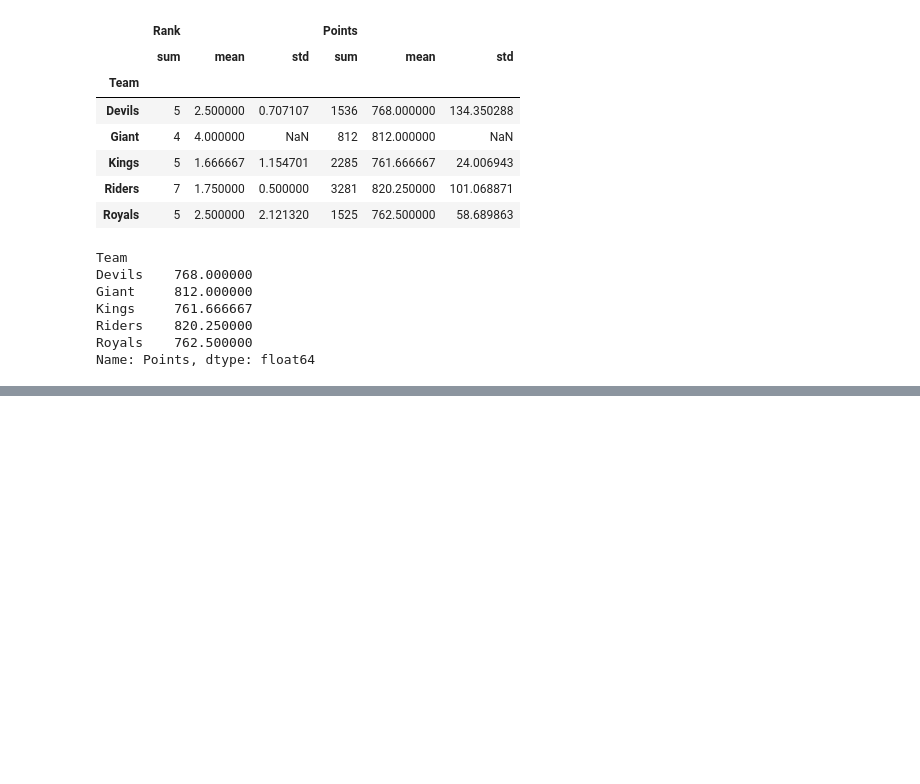
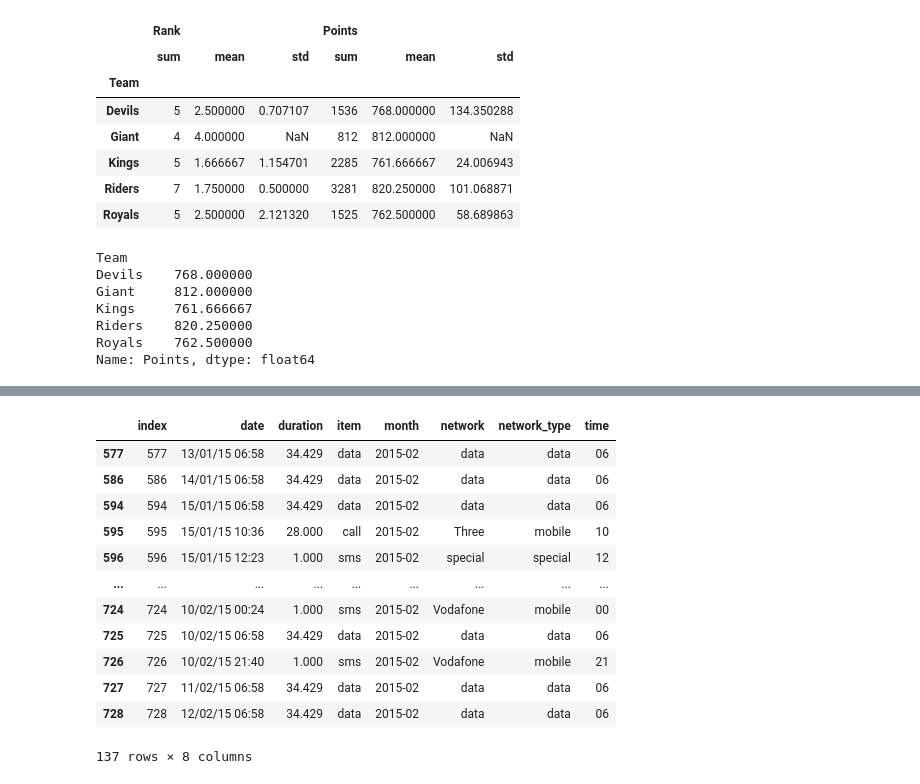
Before and after one commit to jaepilyang/numpy, a Jupyter notebook: 20201020_02_pandas_1.ipynb, the cells around one changed output, grey strips where cells are left out. Saved outputs shown, nothing was run; the diff lists cells and outputs as text; code cells hidden in the pictures; blank space fills up the shorter version.

```diff
--- a/20201020_02_pandas_1.ipynb
+++ b/20201020_02_pandas_1.ipynb
@@ -794,0 +800,3 @@ Name: Points, dtype: float64
+# %%
+phone = pd.read_csv('phone_data.csv')
+phone.head(3)
@@ -794,0 +855,3 @@ Name: Points, dtype: float64
+# %%
+def mon_scrap(x):
+    return x.split()[1][:2]
@@ -794,0 +877,3 @@ Name: Points, dtype: float64
+# %%
+phone['time'] = phone.date.apply(mon_scrap)
+phone.head()
@@ -794,0 +987,18 @@ Name: Points, dtype: float64
+# %%
+grouped = phone.groupby('month')
+# %%
+grouped.get_group('2015-02')
+# %% [output]
+|  | index | date | duration | item | month | network | network_type | time |
+| 577 | 577 | 13/01/15 06:58 | 34.429 | data | 2015-02 | data | data | 06 |
+| 586 | 586 | 14/01/15 06:58 | 34.429 | data | 2015-02 | data | data | 06 |
+| 594 | 594 | 15/01/15 06:58 | 34.429 | data | 2015-02 | data | data | 06 |
+| 595 | 595 | 15/01/15 10:36 | 28.000 | call | 2015-02 | Three | mobile | 10 |
+| 596 | 596 | 15/01/15 12:23 | 1.000 | sms | 2015-02 | special | special | 12 |
+| ... | ... | ... | ... | ... | ... | ... | ... | ... |
+| 724 | 724 | 10/02/15 00:24 | 1.000 | sms | 2015-02 | Vodafone | mobile | 00 |
+| 725 | 725 | 10/02/15 06:58 | 34.429 | data | 2015-02 | data | data | 06 |
+| 726 | 726 | 10/02/15 21:40 | 1.000 | sms | 2015-02 | Vodafone | mobile | 21 |
+| 727 | 727 | 11/02/15 06:58 | 34.429 | data | 2015-02 | data | data | 06 |
+| 728 | 728 | 12/02/15 06:58 | 34.429 | data | 2015-02 | data | data | 06 |
+137 rows × 8 columns
```
Also changed, not shown: parts of 44 cells of this notebook, 2 other files.
